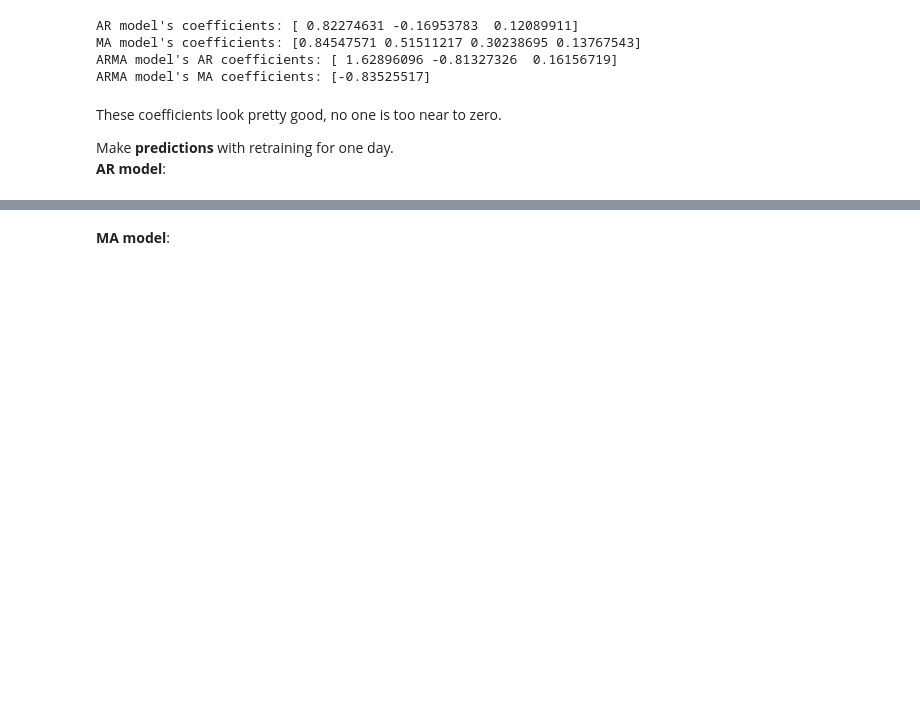
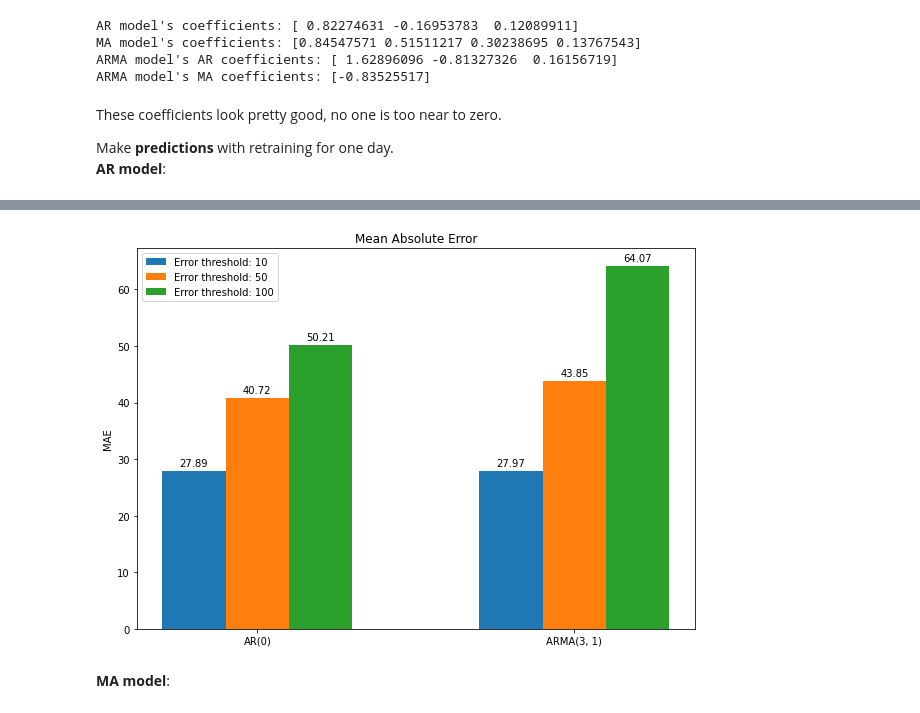
Before and after one commit to AlexPasqua/ISPR-midterms, a Jupyter notebook: midterm1/notebook_version.ipynb, the cells around one changed output, grey strips where cells are left out. Cells and saved outputs as stored; diff of their text form; code cells hidden in the pictures; blank space fills up the shorter version.

```diff
--- a/midterm1/notebook_version.ipynb
+++ b/midterm1/notebook_version.ipynb
@@ -115,0 +120,18 @@ KeyboardInterrupt:
+# %%
+from serial_training import train
+
+# the order of this list is important: first all the entries of one model, the all the ones of another model etc
+# don't "mix" the models
+combos = [
+    {"order_ar": 3, "order_ma": 0, "err_thresh": 10},
+    {"order_ar": 3, "order_ma": 0, "err_thresh": 50},
+    {"order_ar": 3, "order_ma": 0, "err_thresh": 100},
+    {"order_ar": 3, "order_ma": 1, "err_thresh": 10},
+    {"order_ar": 3, "order_ma": 1, "err_thresh": 50},
+    {"order_ar": 3, "order_ma": 1, "err_thresh": 100},
+    {"order_ar": 2, "order_ma": 0, "err_thresh": 0}
+]
+
+for combo in combos:
+    # this functions saves the results on some files
+    train(**combo, tr_data=copy.deepcopy(tr_data), ts_data=ts_data, retrain=True)
@@ -116,3 +173,26 @@ KeyboardInterrupt:
+# %%
+# read the data from files
+filenames = [str(c["order_ar"]) + "_" + str(c["order_ma"]) + "_" + str(c["err_thresh"]) + "_retrain.json" for c in combos]
+try:
+    filenames.remove("2_0_0_retrain.json")
+except ValueError:
+    pass
+series = {10: [], 50: [], 100: []}
+for i, fn in enumerate(filenames):
+    with open(fn, 'r') as f:
+        mae = json.load(f)
+        mae = round(mae["mae"], 2)
+    series[combos[i]["err_thresh"]].append(mae)
+    if i < 3:
+        ar_order = combos[i]["order_ma"]
+    else:
+        arma_ar_order = combos[i]["order_ar"]
+        arma_ma_order = combos[i]["order_ma"]
+
+# call the function to generate the bar-plots
+bar_plots(series, ar_order, arma_ar_order, arma_ma_order)
+# %% [output]
+[figure, added]
 # %% [markdown]
 **MA model**:
 # %%
```
Also changed, not shown: parts of 7 cells of this notebook, 9 other files.
